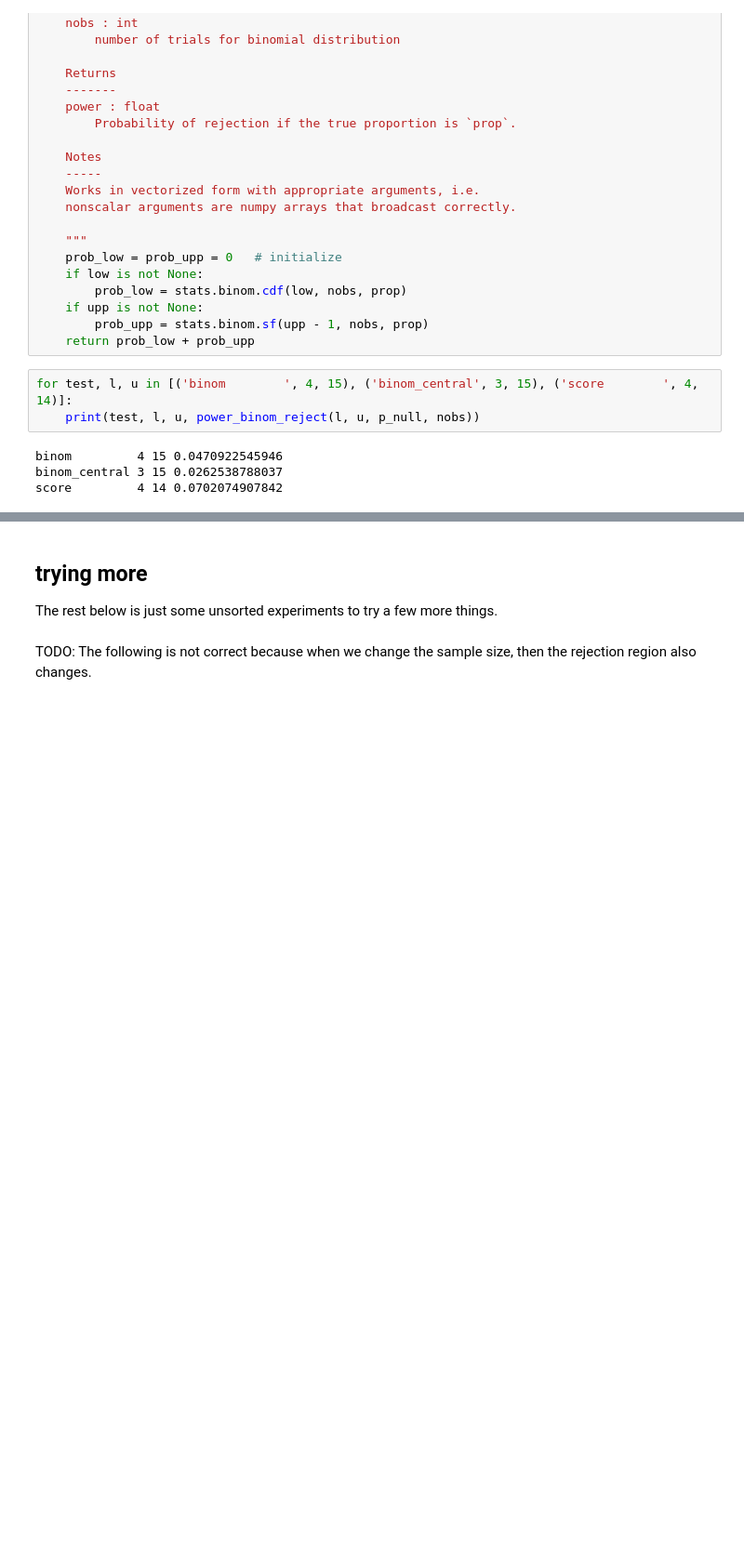
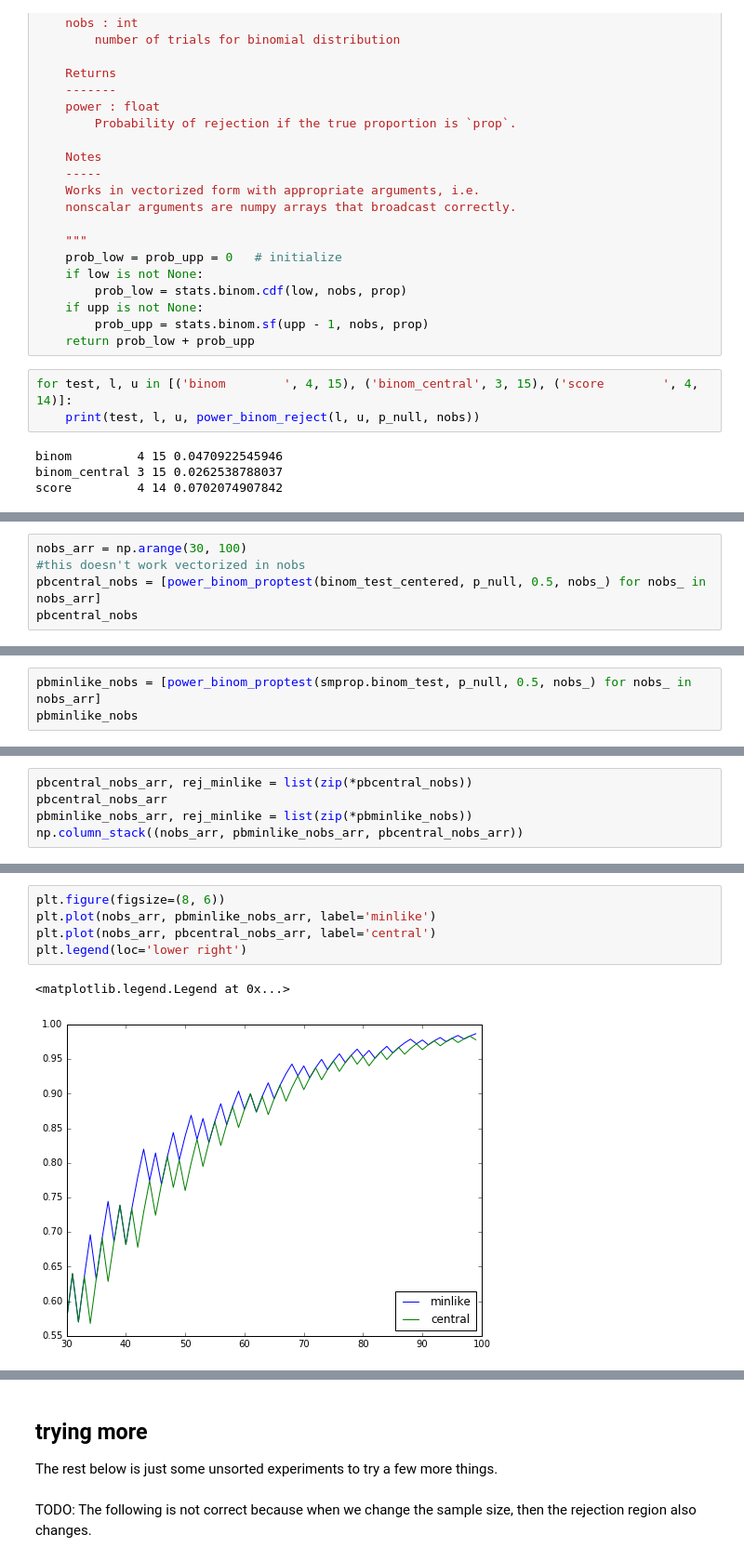
Before and after one commit to josef-pkt/misc, a Jupyter notebook: notebooks/proportion_one_power.ipynb, the cells around one changed output, grey strips where cells are left out. Shown: that part at 93% size. Saved outputs shown, nothing was run; the diff lists cells and outputs as text; blank space fills up the shorter version.

```diff
--- a/notebooks/proportion_one_power.ipynb
+++ b/notebooks/proportion_one_power.ipynb
@@ -459,0 +621,5 @@ score         4 14 0.0702074907842
+# %%
+nobs_arr = np.arange(30, 100)
+#this doesn't work vectorized in nobs
+pbcentral_nobs = [power_binom_proptest(binom_test_centered, p_null, 0.5, nobs_) for nobs_ in nobs_arr]
+pbcentral_nobs
@@ -459,0 +644,3 @@ score         4 14 0.0702074907842
+# %%
+pbminlike_nobs = [power_binom_proptest(smprop.binom_test, p_null, 0.5, nobs_) for nobs_ in nobs_arr]
+pbminlike_nobs
@@ -459,0 +665,5 @@ score         4 14 0.0702074907842
+# %%
+pbcentral_nobs_arr, rej_minlike = list(zip(*pbcentral_nobs))
+pbcentral_nobs_arr
+pbminlike_nobs_arr, rej_minlike = list(zip(*pbminlike_nobs))
+np.column_stack((nobs_arr, pbminlike_nobs_arr, pbcentral_nobs_arr))
@@ -459,0 +688,8 @@ score         4 14 0.0702074907842
+# %%
+plt.figure(figsize=(8, 6))
+plt.plot(nobs_arr, pbminlike_nobs_arr, label='minlike')
+plt.plot(nobs_arr, pbcentral_nobs_arr, label='central')
+plt.legend(loc='lower right')
+# %% [output]
+<matplotlib.legend.Legend at 0x...>
+[figure, added]
```
Also changed, not shown: parts of 65 cells of this notebook, 1 other file.
